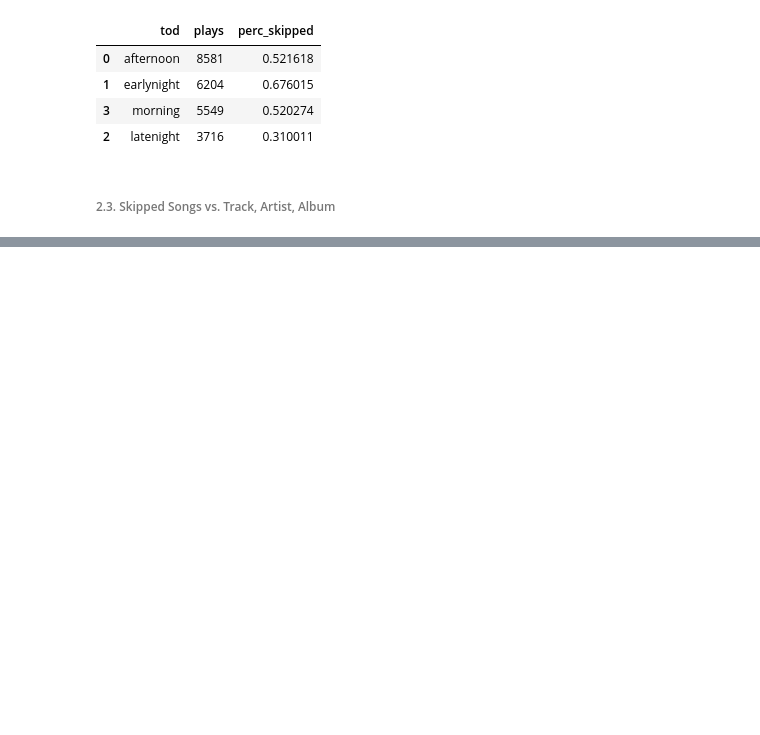
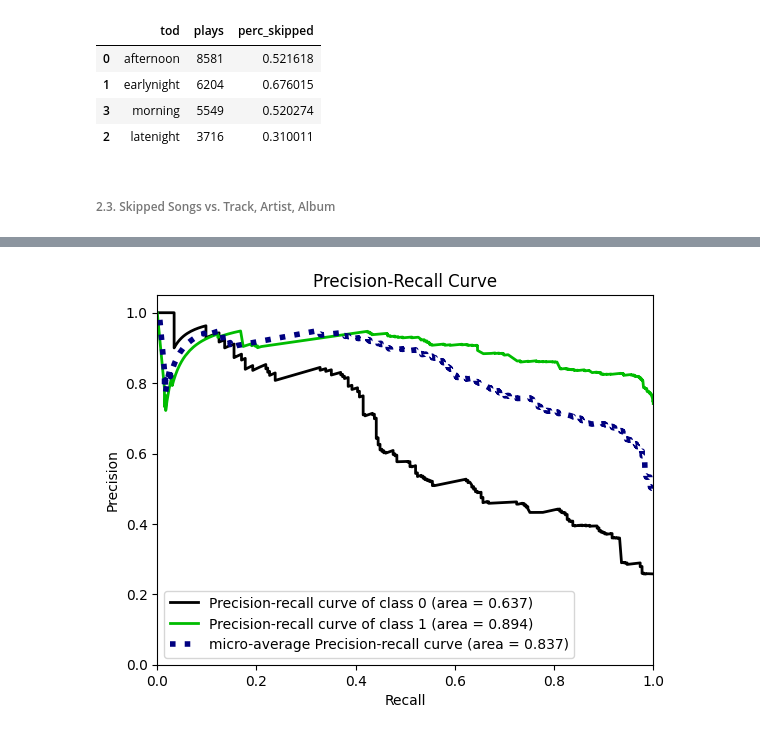
Before and after one commit to jpgsamu/spotify_ph_project, a Jupyter notebook: python_codes/modeling.ipynb, the cells around one changed output, grey strips where cells are left out. Cells and saved outputs as stored; diff of their text form; code cells hidden in the pictures; blank space fills up the shorter version.

```diff
--- a/python_codes/modeling.ipynb
+++ b/python_codes/modeling.ipynb
@@ -95,0 +222,5 @@ df_track.head(10)
+# %%
+skplt.metrics.plot_precision_recall(target_oot, y_oot_proba)
+plt.show()
+# %% [output]
+[figure, added]
```
Also changed, not shown: parts of 21 cells of this notebook.
